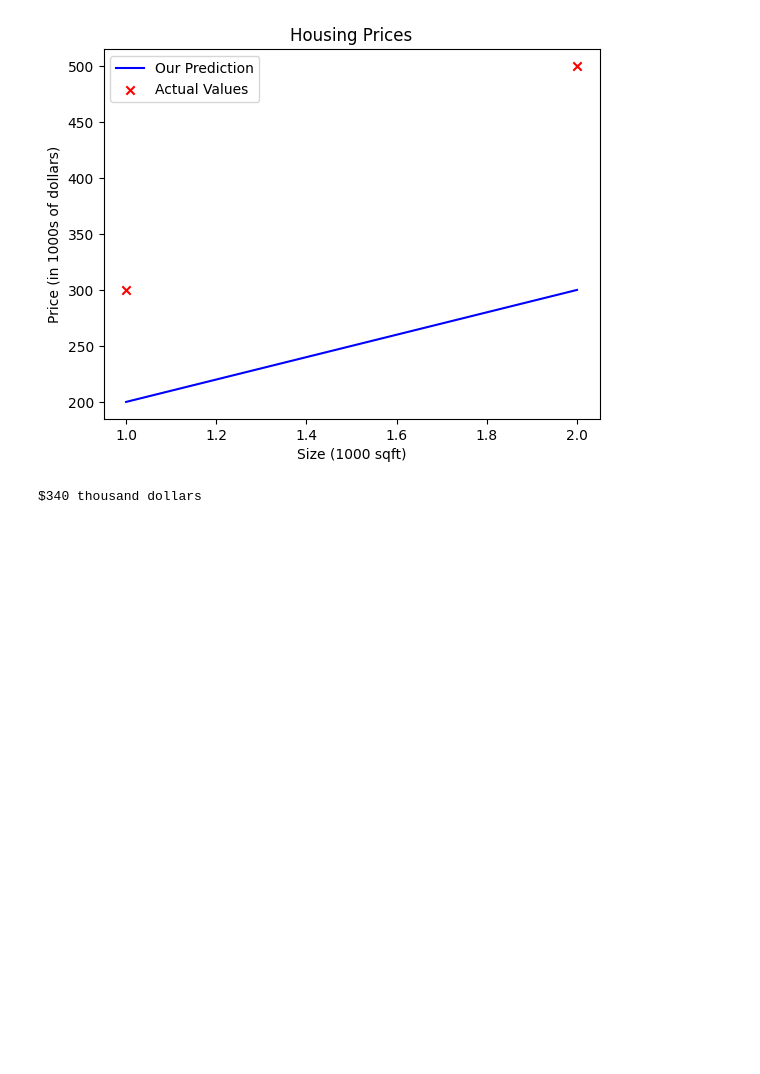
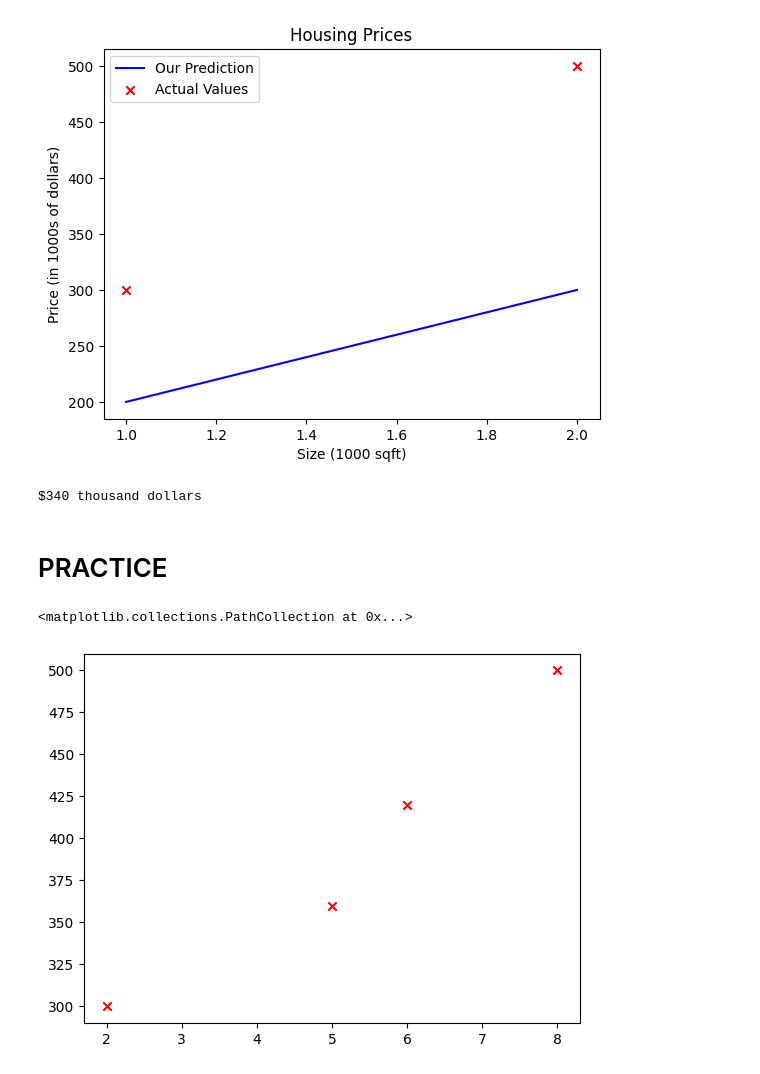
Before and after one commit to Husayn01/Machine-Learning-Specialization, a Jupyter notebook: Supervised_Machine_Learning_Regression_and_Classification.ipynb, the cells around one changed output. Drawn from its saved outputs; the diff is of its cells as text; code cells hidden in the pictures; blank space fills up the shorter version.

```diff
--- a/Supervised_Machine_Learning_Regression_and_Classification.ipynb
+++ b/Supervised_Machine_Learning_Regression_and_Classification.ipynb
@@ -91,3 +91,12 @@ cost_1200sqft = w * x_i + b
 print(f"${cost_1200sqft:.0f} thousand dollars")
 # %% [output]
 $340 thousand dollars
+# %% [markdown]
+# PRACTICE
+# %%
+x_train = np.array([2, 5, 6, 8])
+y_train = np.array([300, 360, 420, 500])
+plt.scatter(x_train, y_train, marker='x', c='r')
+# %% [output]
+<matplotlib.collections.PathCollection at 0x...>
+[figure, added]
```
Also changed, not shown: parts of 13 cells of this notebook.
